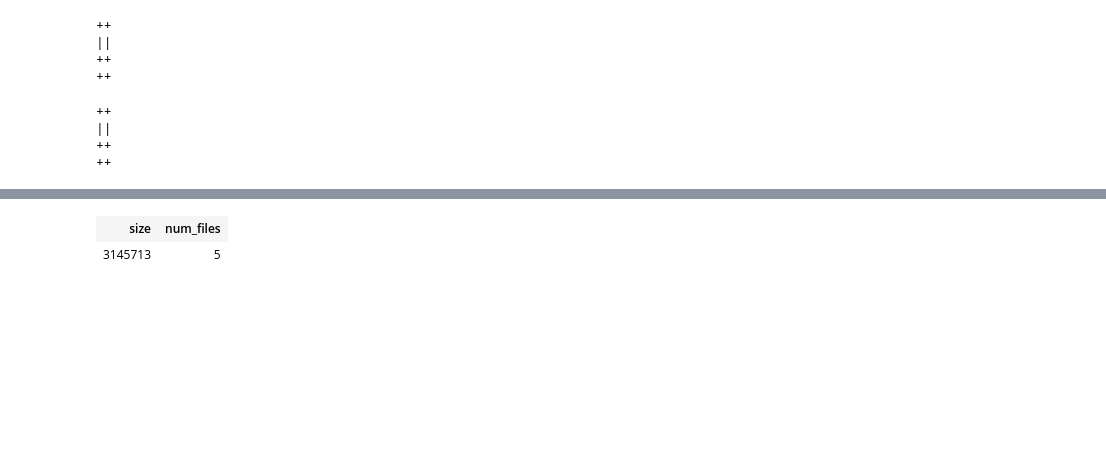
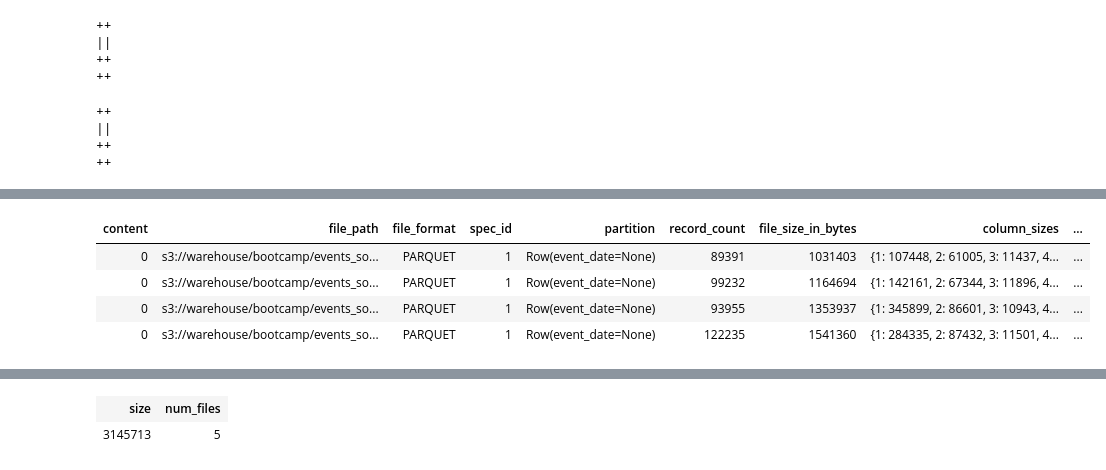
Before and after one commit to javierdligalvan/data-engineer-handbook, a Jupyter notebook: bootcamp/materials/3-spark-fundamentals/notebooks/event_data_pyspark.ipynb, the cells around one changed output, grey strips where cells are left out. Cells and saved outputs as stored; diff of their text form; code cells hidden in the pictures; blank space fills up the shorter version.

```diff
--- a/bootcamp/materials/3-spark-fundamentals/notebooks/event_data_pyspark.ipynb
+++ b/bootcamp/materials/3-spark-fundamentals/notebooks/event_data_pyspark.ipynb
@@ -127,0 +172,11 @@ FROM demo.bootcamp.events_unsorted.files
+# %%
+%%sql
+
+SELECT *
+FROM demo.bootcamp.events_sorted.files
+# %% [output]
+| content | file_path | file_format | spec_id | partition | record_count | file_size_in_bytes | column_sizes | ... |
+| 0 | s3://warehouse/bootcamp/events_so... | PARQUET | 1 | Row(event_date=None) | 89391 | 1031403 | {1: 107448, 2: 61005, 3: 11437, 4... | ... |
+| 0 | s3://warehouse/bootcamp/events_so... | PARQUET | 1 | Row(event_date=None) | 99232 | 1164694 | {1: 142161, 2: 67344, 3: 11896, 4... | ... |
+| 0 | s3://warehouse/bootcamp/events_so... | PARQUET | 1 | Row(event_date=None) | 93955 | 1353937 | {1: 345899, 2: 86601, 3: 10943, 4... | ... |
+| 0 | s3://warehouse/bootcamp/events_so... | PARQUET | 1 | Row(event_date=None) | 122235 | 1541360 | {1: 284335, 2: 87432, 3: 11501, 4... | ... |
```
Also changed, not shown: parts of 8 cells of this notebook, 3 other files.
